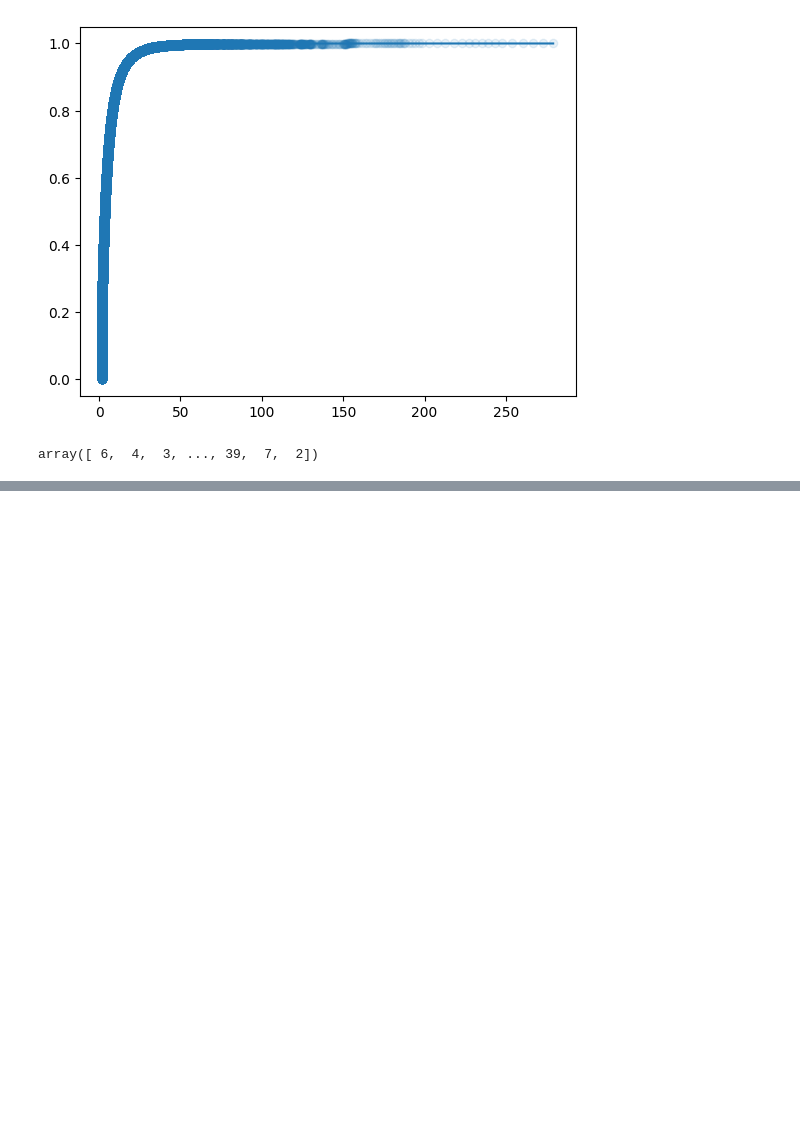
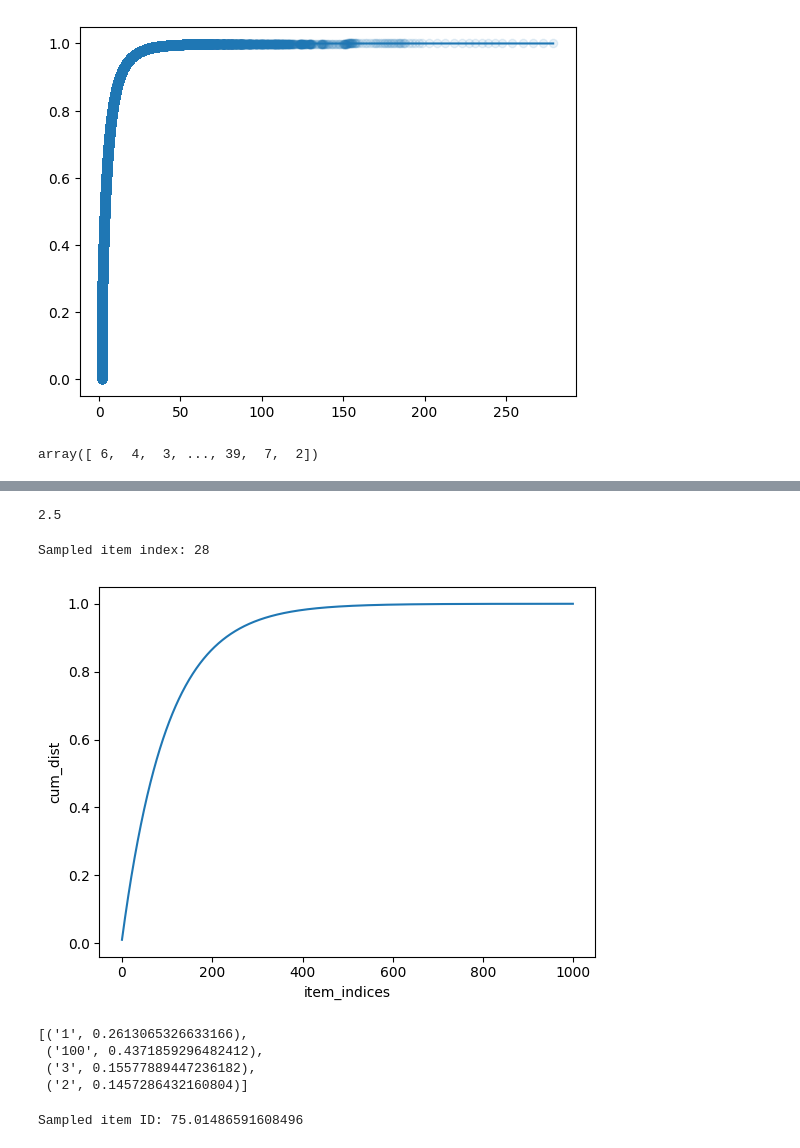
Before and after one commit to bkersbergen/etudelib, a Jupyter notebook: notebooks/inverse_cdf/Inverse transform sampling for discrete distributions.ipynb, the cells around one changed output, grey strips where cells are left out. Saved outputs shown, nothing was run; the diff lists cells and outputs as text; code cells hidden in the pictures; blank space fills up the shorter version.

```diff
--- a/notebooks/inverse_cdf/Inverse transform sampling for discrete distributions.ipynb
+++ b/notebooks/inverse_cdf/Inverse transform sampling for discrete distributions.ipynb
@@ -135,0 +374,63 @@ actual: 10098
+# %%
+slope
+# %% [output]
+2.5
+# %%
+import numpy as np
+
+# Set the number of items and the lambda parameter
+n_items = 1000
+lam = 0.01
+
+# Create a list of item indices
+item_indices = np.arange(n_items)
+
+# Calculate the popularity of each item
+popularity = np.exp(-lam * item_indices)
+
+# Normalize the popularity values
+popularity /= popularity.sum()
+
+# Create a cumulative distribution
+cum_dist = np.cumsum(popularity)
+
+# Sample from the distribution
+random_num = np.random.random()
+item_idx = np.searchsorted(cum_dist, random_num)
+print("Sampled item index:", item_idx)
+
+plt.plot(item_indices, cum_dist)
+plt.xlabel('item_indices')
+plt.ylabel('cum_dist')
+plt.show()
+# %% [output]
+Sampled item index: 28
+[figure, added]
+# %%
+import numpy as np
+from scipy.interpolate import interp1d
+
+# Example item frequencies
+item_freq = {'1': 5.2, '100': 8.7, '3': 3.1, '2': 2.9}
+
+# Normalize the frequencies and create a sorted list of item IDs and probabilities
+item_probs = np.array(list(item_freq.values())) / sum(item_freq.values())
+list(zip(item_freq.keys(), item_probs))
+# %% [output]
+[('1', 0.2613065326633166),
+ ('100', 0.4371859296482412),
+ ('3', 0.15577889447236182),
+ ('2', 0.1457286432160804)]
+# %%
+item_ids, item_probs = zip(*sorted(zip(item_freq.keys(), item_probs)))
+
+# Create a linearly interpolated distribution function
+interp_func = interp1d(np.cumsum(item_probs), item_ids, kind='linear')
+
+# Sample from the distribution
+random_num = np.random.random()
+sampled_id = interp_func(random_num)
+
+print("Sampled item ID:", sampled_id)
+# %% [output]
+Sampled item ID: 75.01486591608496
```
Also changed, not shown: parts of 19 cells of this notebook, 11 other files.
